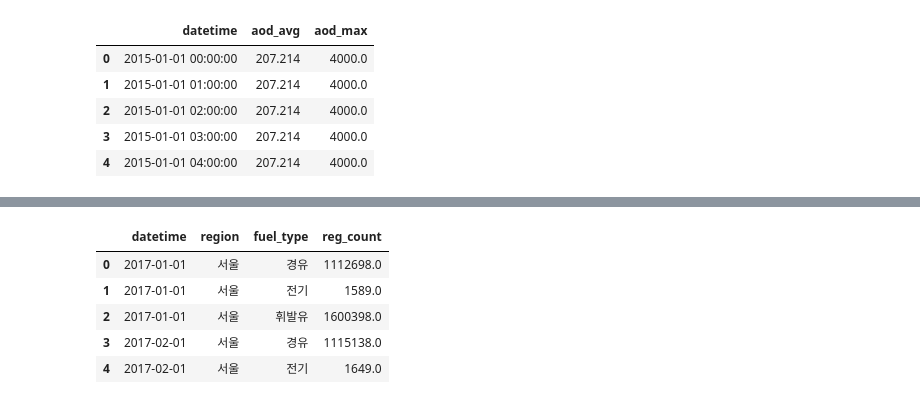
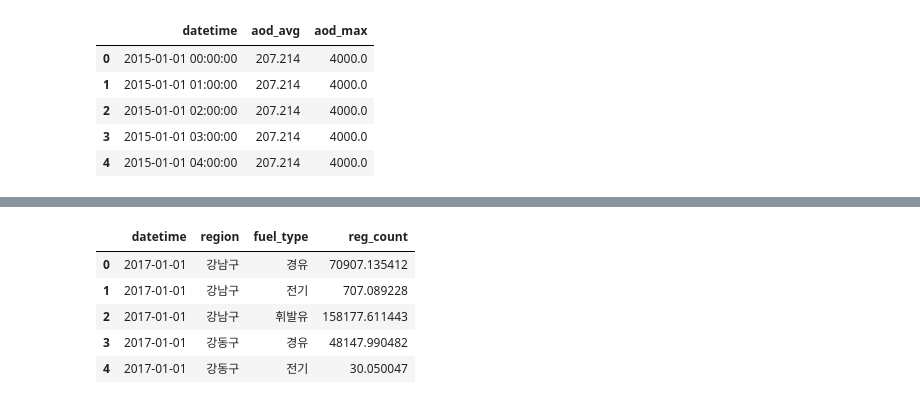
Before and after one commit to dongango/ai-proj2-class4, a Jupyter notebook: 20.data-preprocessing/미세먼지_데이터셋_구성.ipynb, the cells around one changed output, grey strips where cells are left out. Cells and saved outputs as stored; diff of their text form; code cells hidden in the pictures.

```diff
--- a/20.data-preprocessing/미세먼지_데이터셋_구성.ipynb
+++ b/20.data-preprocessing/미세먼지_데이터셋_구성.ipynb
@@ -342,0 +517,2 @@ dtype: int64
+# %%
+vehicle = pd.concat([vehicle_expanded, vehicle_over_2019], ignore_index=True)
@@ -342,0 +528,25 @@ dtype: int64
+# %%
+from pandas.tseries.offsets import MonthBegin
+
+# 복제 대상 추출 (2020, 2021년 12월)
+mask = vehicle['datetime'].isin(['2020-12-01', '2021-12-01'])
+base_df = vehicle[mask].copy()
+
+# 확장할 월 목록 생성
+expand_months = pd.date_range('2020-01-01', '2021-11-01', freq='MS')
+expand_months = expand_months[~expand_months.isin(['2020-12-01', '2021-12-01'])]
+
+# 월별로 복제
+expanded_list = []
+for month in expand_months:
+    year = month.year
+    base_month = pd.Timestamp(f"{year}-12-01")
+    monthly_base = vehicle[vehicle['datetime'] == base_month].copy()
+    monthly_base['datetime'] = pd.Timestamp(month)
+    expanded_list.append(monthly_base)
+
+# 병합
+vehicle_augmented = pd.concat([vehicle] + expanded_list, ignore_index=True)
+vehicle_augmented = vehicle_augmented.sort_values(['datetime', 'region']).reset_index(drop=True)
+# %%
+vehicle = vehicle_augmented.copy()
@@ -343,13 +563,15 @@ dtype: int64
+# %%
+vehicle.drop(['month'], axis=1, inplace=True)
 # %%
 #사업용 비사업용 합계
 
-summary = seoul.groupby(['datetime', 'region', 'fuel_type'], as_index=False)['reg_count'].sum()
-summary.head()
+vehicle = vehicle.groupby(['datetime', 'region', 'fuel_type'], as_index=False)['reg_count'].sum()
+vehicle.head()
 # %% [output]
 |  | datetime | region | fuel_type | reg_count |
-| 0 | 2017-01-01 | 서울 | 경유 | 1112698.0 |
-| 1 | 2017-01-01 | 서울 | 전기 | 1589.0 |
-| 2 | 2017-01-01 | 서울 | 휘발유 | 1600398.0 |
-| 3 | 2017-02-01 | 서울 | 경유 | 1115138.0 |
-| 4 | 2017-02-01 | 서울 | 전기 | 1649.0 |
+| 0 | 2017-01-01 | 강남구 | 경유 | 70907.135412 |
+| 1 | 2017-01-01 | 강남구 | 전기 | 707.089228 |
+| 2 | 2017-01-01 | 강남구 | 휘발유 | 158177.611443 |
+| 3 | 2017-01-01 | 강동구 | 경유 | 48147.990482 |
+| 4 | 2017-01-01 | 강동구 | 전기 | 30.050047 |
 # %%
```
Also changed, not shown: parts of 51 cells of this notebook, 1 other file.
